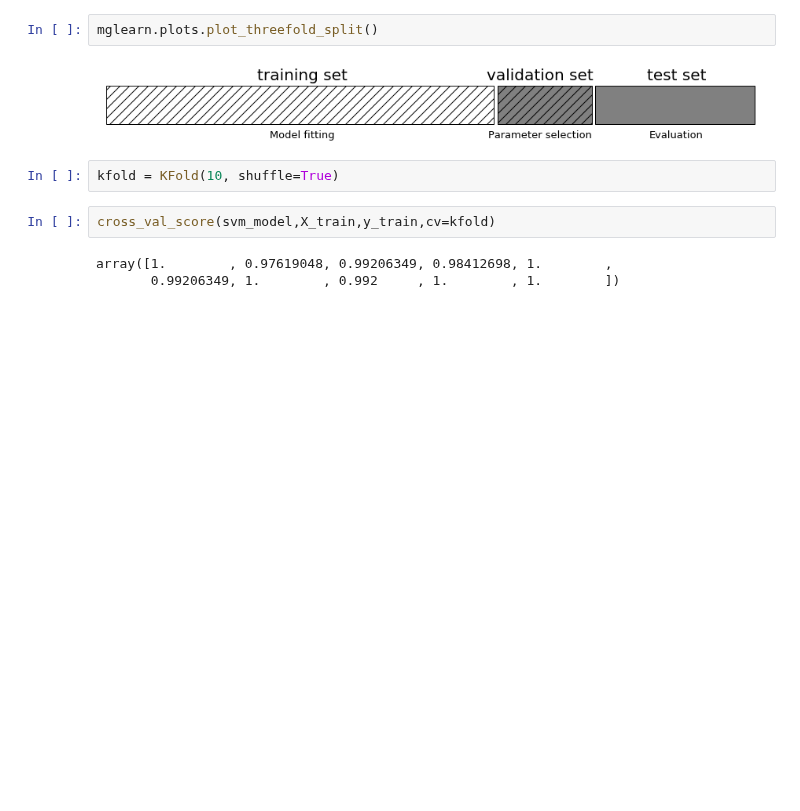
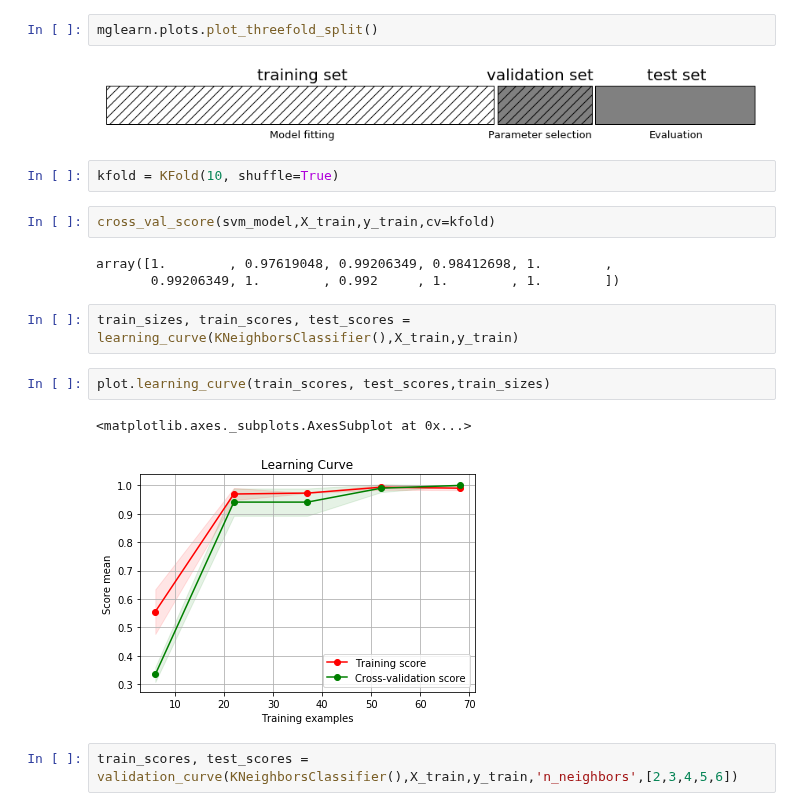
Before and after one commit to chankoo/python, a Jupyter notebook: 8.2 Scikit-learn.ipynb, the cells around one changed output. Saved outputs shown, nothing was run; the diff lists cells and outputs as text; blank space fills up the shorter version.

```diff
--- a/8.2 Scikit-learn.ipynb
+++ b/8.2 Scikit-learn.ipynb
@@ -445,3 +452,12 @@ cross_val_score(svm_model,X_train,y_train,cv=kfold)
 # %% [output]
 array([1.        , 0.97619048, 0.99206349, 0.98412698, 1.        ,
        0.99206349, 1.        , 0.992     , 1.        , 1.        ])
+# %%
+train_sizes, train_scores, test_scores = learning_curve(KNeighborsClassifier(),X_train,y_train)
+# %%
+plot.learning_curve(train_scores, test_scores,train_sizes)
+# %% [output]
+<matplotlib.axes._subplots.AxesSubplot at 0x...>
+[figure, added]
+# %%
+train_scores, test_scores = validation_curve(KNeighborsClassifier(),X_train,y_train,'n_neighbors',[2,3,4,5,6])
```
Also changed, not shown: parts of 4 cells of this notebook.
